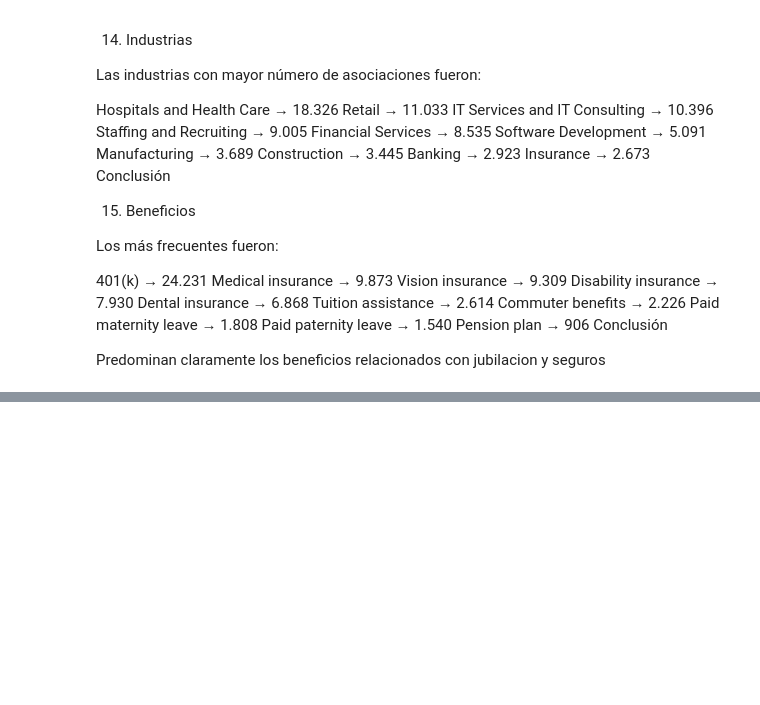
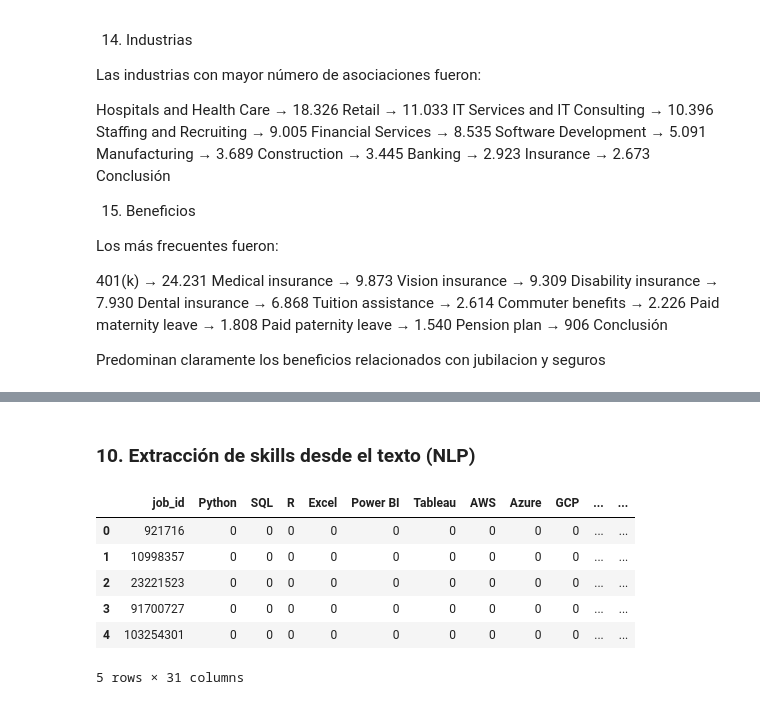
Before and after one commit to Bea-pp/PROYECTO-MERCADO-LABORAL-EN-DATOS-E-IA, a Jupyter notebook: analisis_exploratorio_dataset.ipynb, the cells around one changed output, grey strips where cells are left out. Cells and saved outputs as stored; diff of their text form; code cells hidden in the pictures; blank space fills up the shorter version.

```diff
--- a/analisis_exploratorio_dataset.ipynb
+++ b/analisis_exploratorio_dataset.ipynb
@@ -3610,0 +3661,14 @@ Predominan claramente los beneficios relacionados con jubilacion y seguros
+# %%
+# Extraer el estado (las 2 letras después de la coma) desde location
+postings_eeuu["estado"] = postings_eeuu["location"].str.split(",").str[-1].str.strip()
+
+# Cargar el coste de vida por estado (fuente externa)
+coste_vida = pd.read_csv(DATA_PATH / "coste_vida_por_estado.csv")
+coste_vida = coste_vida.rename(columns={"state": "estado"})
+
+# Cruzar (merge) con el coste de vida
+postings_eeuu = postings_eeuu.merge(coste_vida, on="estado", how="left")
+
+# Comprobar cuántas filas se han podido cruzar
+print("Filas con coste de vida asignado:", postings_eeuu["indice_coste_vida"].notna().sum())
+print("Filas sin coste de vida asignado:", postings_eeuu["indice_coste_vida"].isna().sum())
@@ -3610,0 +3686,39 @@ Predominan claramente los beneficios relacionados con jubilacion y seguros
+# %% [markdown]
+### 10. Extracción de skills desde el texto (NLP)
+# %%
+import re
+
+skills_list = ["Python", "SQL", "R", "Excel", "Power BI", "Tableau", "AWS", "Azure", "GCP",
+               "Spark", "Hadoop", "Machine Learning", "Deep Learning", "TensorFlow", "PyTorch",
+               "NLP", "Scikit-learn", "Pandas", "Git", "Docker", "Kubernetes", "Java", "Scala",
+               "Airflow", "ETL", "Statistics", "Linux", "API", "Snowflake", "MongoDB"]
+
+def buscar_skills(texto, skills_list):
+    if pd.isna(texto):
+        return {skill: 0 for skill in skills_list}
+    texto_lower = texto.lower()
+    resultado = {}
+    for skill in skills_list:
+        patron = r'\b' + re.escape(skill.lower()) + r'\b'
+        resultado[skill] = int(bool(re.search(patron, texto_lower)))
+    return resultado
+# %%
+# Aplicar la búsqueda de skills a cada oferta
+skills_encontradas = postings_eeuu["description"].apply(lambda x: buscar_skills(x, skills_list))
+
+# Convertir el resultado en una tabla (una columna por skill)
+skills_df = pd.DataFrame(list(skills_encontradas))
+
+# Añadir el job_id para identificar cada oferta
+skills_df.insert(0, "job_id", postings_eeuu["job_id"].values)
+
+# Ver las primeras filas
+skills_df.head()
+# %% [output]
+|  | job_id | Python | SQL | R | Excel | Power BI | Tableau | AWS | Azure | GCP | ... | ... |
+| 0 | 921716 | 0 | 0 | 0 | 0 | 0 | 0 | 0 | 0 | 0 | ... | ... |
+| 1 | 10998357 | 0 | 0 | 0 | 0 | 0 | 0 | 0 | 0 | 0 | ... | ... |
+| 2 | 23221523 | 0 | 0 | 0 | 0 | 0 | 0 | 0 | 0 | 0 | ... | ... |
+| 3 | 91700727 | 0 | 0 | 0 | 0 | 0 | 0 | 0 | 0 | 0 | ... | ... |
+| 4 | 103254301 | 0 | 0 | 0 | 0 | 0 | 0 | 0 | 0 | 0 | ... | ... |
+5 rows × 31 columns
```
Also changed, not shown: parts of 40 cells of this notebook, 7 other files.
